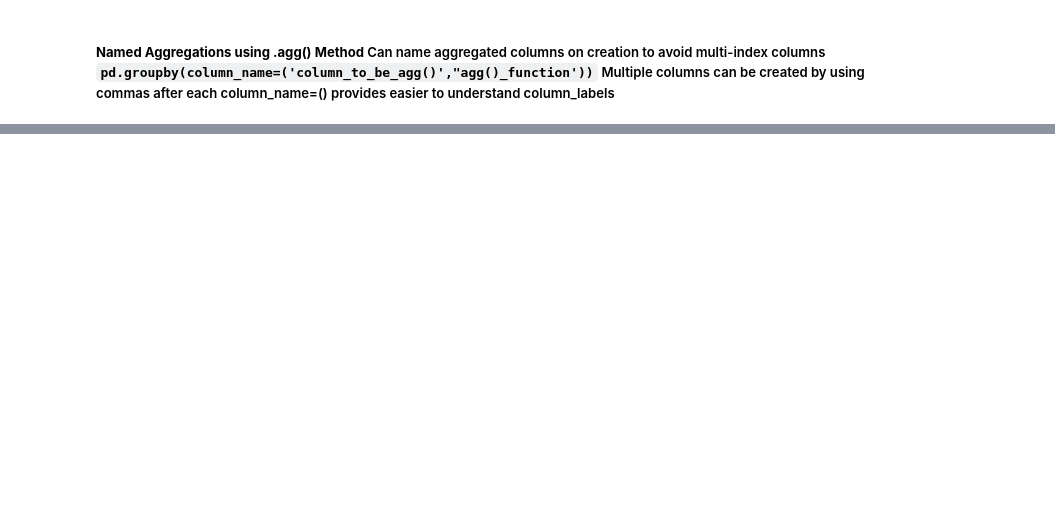
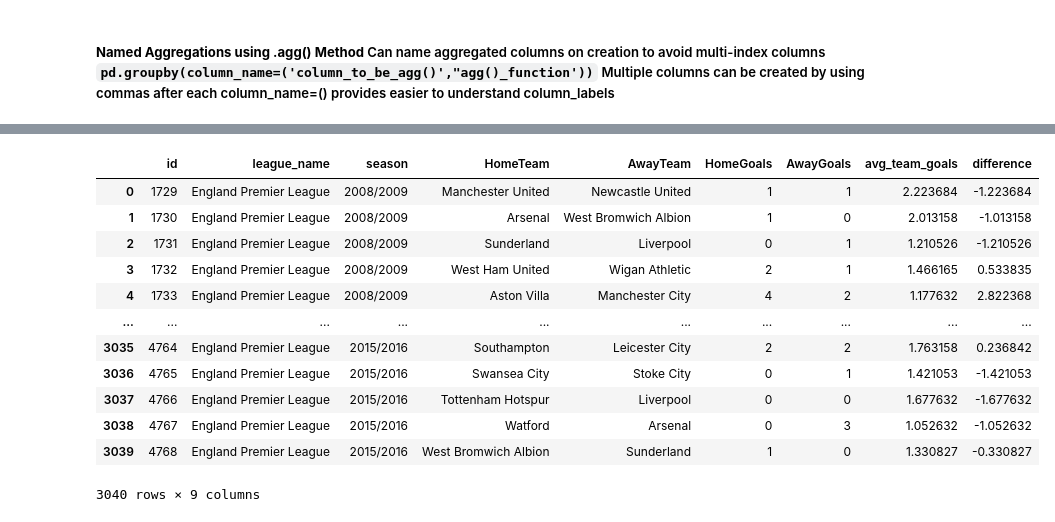
Before and after one commit to jameslaurence82/Udemy-Python_DataAnalysis_NumpyPandas, a Jupyter notebook: PdDF_Aggregating_AggregatingGroups.ipynb, the cells around one changed output, grey strips where cells are left out. Saved outputs shown, nothing was run; the diff lists cells and outputs as text; code cells hidden in the pictures; blank space fills up the shorter version.

```diff
--- a/PdDF_Aggregating_AggregatingGroups.ipynb
+++ b/PdDF_Aggregating_AggregatingGroups.ipynb
@@ -112,0 +131,4 @@ small_retail.groupby(
+# %%
+# demo with soccer excel file
+premier_league = pd.read_excel('Pandas Course Resources/retail/premier_league_games_full.xlsx')
+premier_league.head()
@@ -112,0 +142,22 @@ small_retail.groupby(
+# %%
+# calc avg goals for HomeTeam in new column, without collapsing rows grouping by HomeTeam
+premier_league.assign(
+    avg_team_goals = premier_league.groupby(['HomeTeam'])['HomeGoals'].transform('mean'),
+    # use lambda to use previous column created
+    difference = lambda x: x['HomeGoals'] - x['avg_team_goals']
+)
+# provides row level Dataframe
+# %% [output]
+|  | id | league_name | season | HomeTeam | AwayTeam | HomeGoals | AwayGoals | avg_team_goals | difference |
+| 0 | 1729 | England Premier League | 2008/2009 | Manchester United | Newcastle United | 1 | 1 | 2.223684 | -1.223684 |
+| 1 | 1730 | England Premier League | 2008/2009 | Arsenal | West Bromwich Albion | 1 | 0 | 2.013158 | -1.013158 |
+| 2 | 1731 | England Premier League | 2008/2009 | Sunderland | Liverpool | 0 | 1 | 1.210526 | -1.210526 |
+| 3 | 1732 | England Premier League | 2008/2009 | West Ham United | Wigan Athletic | 2 | 1 | 1.466165 | 0.533835 |
+| 4 | 1733 | England Premier League | 2008/2009 | Aston Villa | Manchester City | 4 | 2 | 1.177632 | 2.822368 |
+| ... | ... | ... | ... | ... | ... | ... | ... | ... | ... |
+| 3035 | 4764 | England Premier League | 2015/2016 | Southampton | Leicester City | 2 | 2 | 1.763158 | 0.236842 |
+| 3036 | 4765 | England Premier League | 2015/2016 | Swansea City | Stoke City | 0 | 1 | 1.421053 | -1.421053 |
+| 3037 | 4766 | England Premier League | 2015/2016 | Tottenham Hotspur | Liverpool | 0 | 0 | 1.677632 | -1.677632 |
+| 3038 | 4767 | England Premier League | 2015/2016 | Watford | Arsenal | 0 | 3 | 1.052632 | -1.052632 |
+| 3039 | 4768 | England Premier League | 2015/2016 | West Bromwich Albion | Sunderland | 1 | 0 | 1.330827 | -0.330827 |
+3040 rows × 9 columns
```
Also changed, not shown: parts of 11 cells of this notebook, 3 other files.
